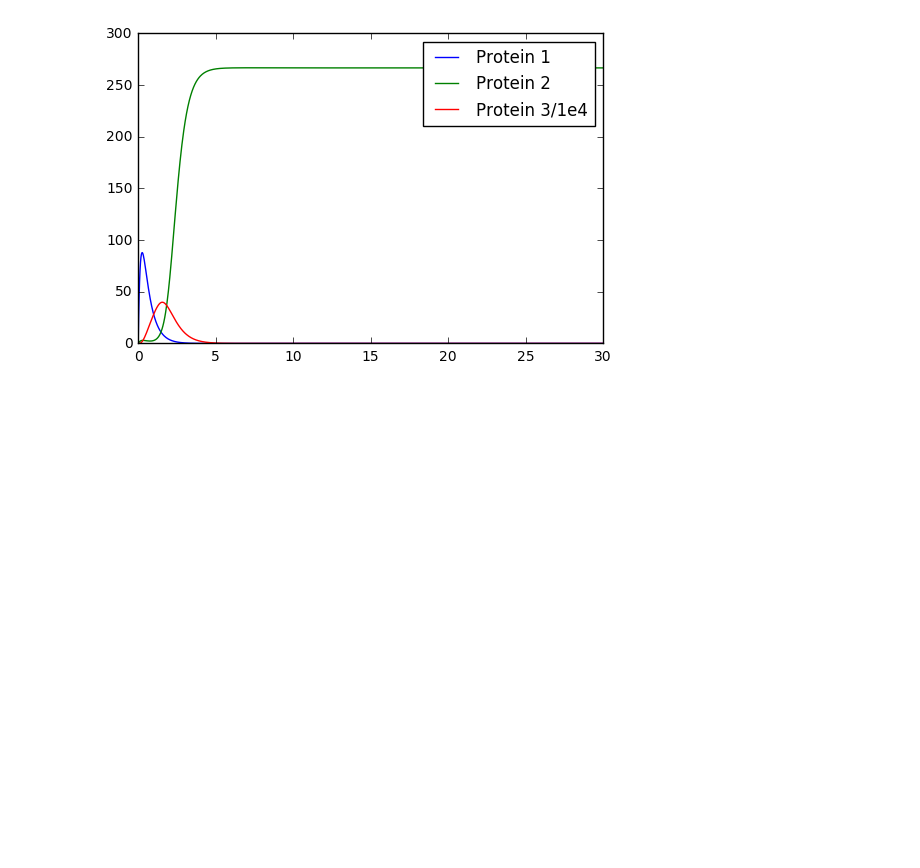
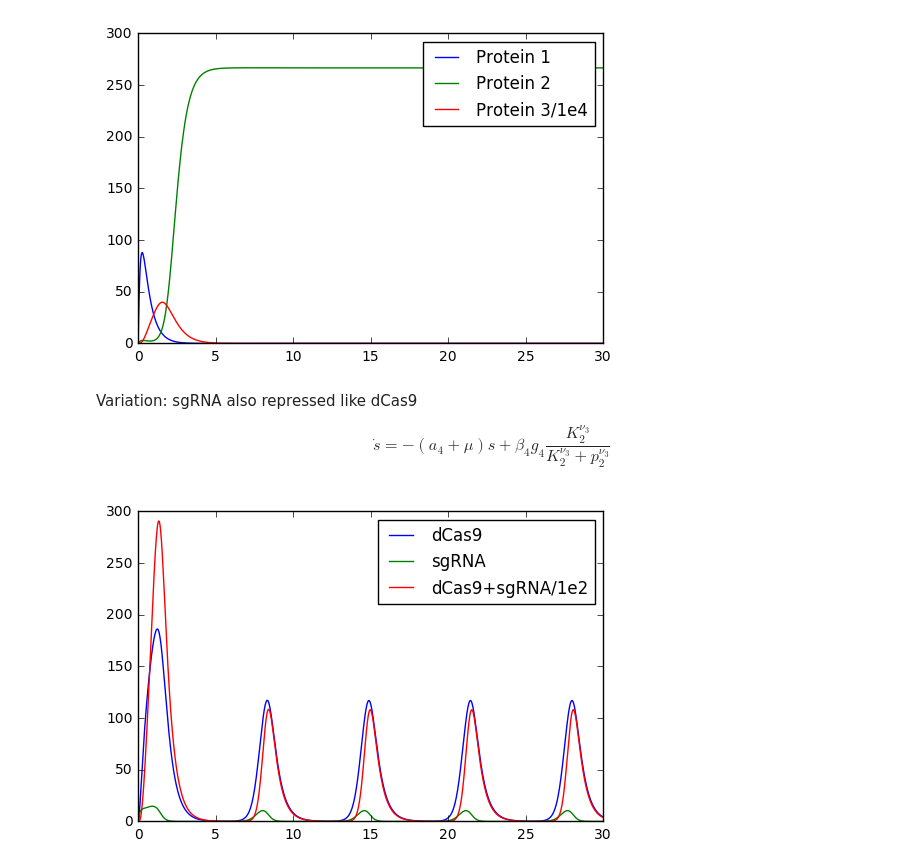
Before and after one commit to joagutierrez/CRISPR_OSCILLATOR, a Jupyter notebook: Maerkl-Repressilator.ipynb, the cells around one changed output. Saved outputs shown, nothing was run; the diff lists cells and outputs as text; code cells hidden in the pictures; blank space fills up the shorter version.

```diff
--- a/Maerkl-Repressilator.ipynb
+++ b/Maerkl-Repressilator.ipynb
@@ -115,7 +122,7 @@ def CRISPR_repressilator(y, t, a, b, beta, c, K, nu, g, mu, k):
     dydt = np.zeros_like(y)
 
     #mRNA1-3
-    dydt[0:3] = -(a[0:3] + mu)*y[0:3] + beta*g[0:3]/(1+np.power(np.roll(y[3:6],1)/np.roll(K,1),nu))
+    dydt[0:3] = -(a[0:3] + mu)*y[0:3] + beta[0:3]*g[0]/(1+np.power(np.roll(y[3:6],1)/np.roll(K,1),nu))
     #protein1-2
     dydt[3:5] = -(b[0:2] + mu)*y[3:5] + c[0:2]*y[0:2]
     #protein3(dCas9+sgRNA)
@@ -123,7 +130,7 @@ def CRISPR_repressilator(y, t, a, b, beta, c, K, nu, g, mu, k):
     #dCas9
     dydt[6] = -(b[2] + mu)*y[6] + c[2]*y[2]
     #sgRNA
-    dydt[7] = -(a[3] + mu)*y[7] + beta*g[3]
+    dydt[7] = -(a[3] + mu)*y[7] + beta[3]*g[1]
     return dydt
 # %%
 # Degradation rate of mRNAs (1/min)
@@ -131,7 +138,7 @@ a = np.array([np.log(2)/8.,np.log(2)/8.,np.log(2)/8.,np.log(2)/8.])
 # Degradatoin rate of proteins (1/min)
 b = np.array([np.log(2)/90.,np.log(2)/90.,np.log(2)/90.,np.log(2)/90.])
 # Transcription rate
-beta = 0.4
+beta = np.array([0.4,0.4,0.4,0.4])
 # Translation rate
 c = np.array([0.5,0.5,0.5])
 # Michaelis Menten constant
@@ -139,9 +146,10 @@ K = np.array([5,5,5])
 # Hill coefficient
 nu = np.array([2,2,2])
 # plasmid concentration
-g = np.array([5.,5,5,50])
+g = [5.0,50]
 # Dilution rate
-mu = np.log(2)/27.
+T_d = 27.
+mu = np.log(2)/T_d
 # Association rate
 k = 0.5
 # %%
@@ -163,3 +171,7 @@ plt.plot(t/60,y[:,5]/1e4, label='Protein 3/1e4')
 plt.legend();
 # %% [output]
 [figure]
+# %% [markdown]
+Variation: sgRNA also repressed like dCas9
+
+$$ \dot s = -(a_4 + \mu) s + \beta_4 g_4 \frac{K_{2}^{\nu_3}}{K_{2}^{\nu_3} + p_{2}^{\nu_3}}$$
@@ -165,0 +194,32 @@ plt.legend();
+# %%
+# Degradation rate of mRNAs (1/min)
+a = np.array([np.log(2)/8.,np.log(2)/8.,np.log(2)/8.,np.log(2)/8.])
+# Degradatoin rate of proteins (1/min)
+b = np.array([np.log(2)/90.,np.log(2)/90.,np.log(2)/90.,np.log(2)/90.])
+# Transcription rate
+beta = 0.4
+# Translation rate
+c = np.array([0.5,0.5,0.5])
+# Michaelis Menten constant
+K = np.array([5,5,5])
+# Hill coefficient
+nu = np.array([2,2,2])
+# plasmid concentration
+g = np.array([5.,5,5,5])
+# Dilution rate
+T_d = 27.
+mu = np.log(2)/T_d
+# Association rate
+k = 0.5
+# %%
+y0 = np.array([30,0,0,0,0,0,0,0])
+
+t = np.linspace(0,30*60,1001) # simulate 30h
+y = odeint(CRISPR_repressilator2, y0, t, args=(a, b, beta, c, K, nu, g, mu, k))
+# %%
+plt.plot(t/60,y[:,6], label='dCas9')
+plt.plot(t/60,y[:,7], label='sgRNA')
+plt.plot(t/60,y[:,5]/100, label='dCas9+sgRNA/1e2')
+plt.legend();
+# %% [output]
+[figure, added]
```
Also changed, not shown: parts of 7 cells of this notebook, 3 other files.
